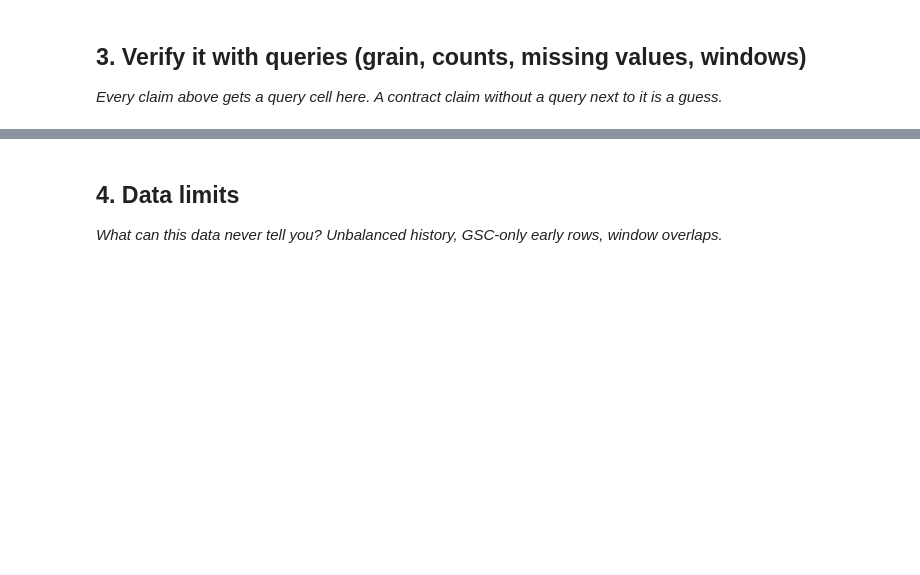
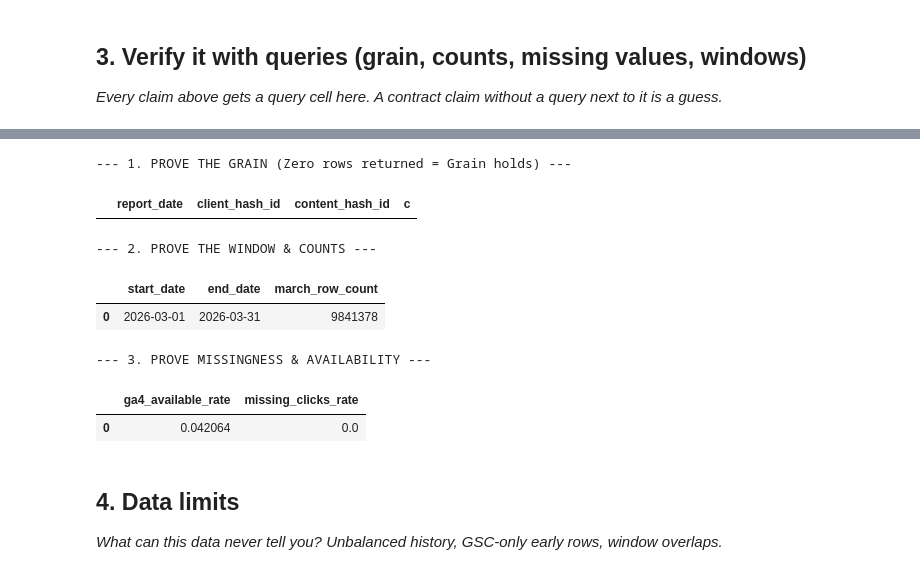
Before and after one commit to umer6016/flyrank-internship, a Jupyter notebook: work/notebooks/w03_data_contract.ipynb, the cells around one changed output, grey strips where cells are left out. Saved outputs shown, nothing was run; the diff lists cells and outputs as text; code cells hidden in the pictures; blank space fills up the shorter version.

```diff
--- a/work/notebooks/w03_data_contract.ipynb
+++ b/work/notebooks/w03_data_contract.ipynb
@@ -30,3 +96,44 @@ This skeleton is yours to fill. Work the sections **in order** — each one has
+# %%
+print("--- 1. PROVE THE GRAIN (Zero rows returned = Grain holds) ---")
+q1 = f"""
+SELECT report_date, client_hash_id, content_hash_id, COUNT(*) as c
+FROM '{base_path}'
+WHERE report_date = '2026-03-15'
+GROUP BY 1, 2, 3
+HAVING c > 1
+LIMIT 5
+"""
+display(con.execute(q1).df())
+
+print("\n--- 2. PROVE THE WINDOW & COUNTS ---")
+q2 = f"""
+SELECT
+    MIN(report_date) as start_date,
+    MAX(report_date) as end_date,
+    COUNT(*) as march_row_count
+FROM '{base_path}'
+WHERE report_date >= '2026-03-01' AND report_date <= '2026-03-31'
+"""
+display(con.execute(q2).df())
+
+print("\n--- 3. PROVE MISSINGNESS & AVAILABILITY ---")
+q3 = f"""
+SELECT
+    AVG(CASE WHEN ga4_data_available IS TRUE THEN 1.0 ELSE 0 END) as ga4_available_rate,
+    AVG(CASE WHEN gsc_clicks IS NULL THEN 1.0 ELSE 0 END) as missing_clicks_rate
+FROM '{base_path}'
+WHERE report_date >= '2026-03-01' AND report_date <= '2026-03-31'
+"""
+display(con.execute(q3).df())
+# %% [output]
+--- 1. PROVE THE GRAIN (Zero rows returned = Grain holds) ---
+|  | report_date | client_hash_id | content_hash_id | c |
+--- 2. PROVE THE WINDOW & COUNTS ---
+|  | start_date | end_date | march_row_count |
+| 0 | 2026-03-01 | 2026-03-31 | 9841378 |
+--- 3. PROVE MISSINGNESS & AVAILABILITY ---
+|  | ga4_available_rate | missing_clicks_rate |
+| 0 | 0.042064 | 0.0 |
 # %% [markdown]
 ## 4. Data limits
 
```
Also changed, not shown: parts of 12 cells of this notebook.
